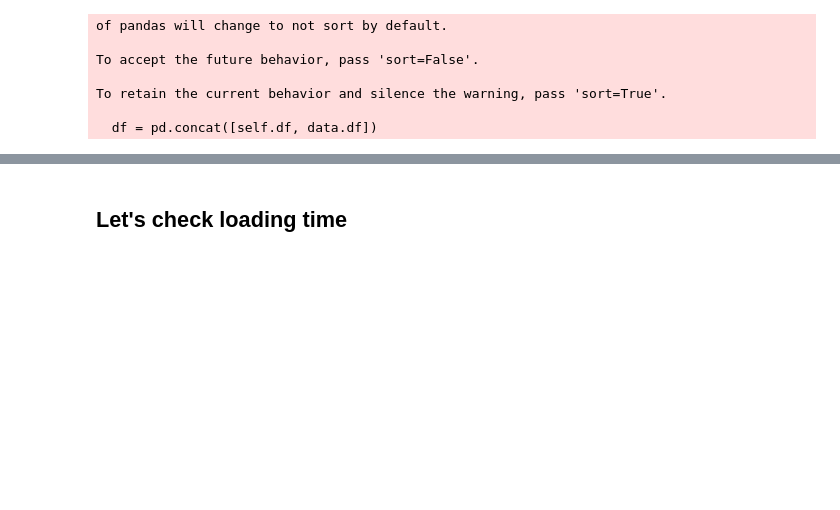
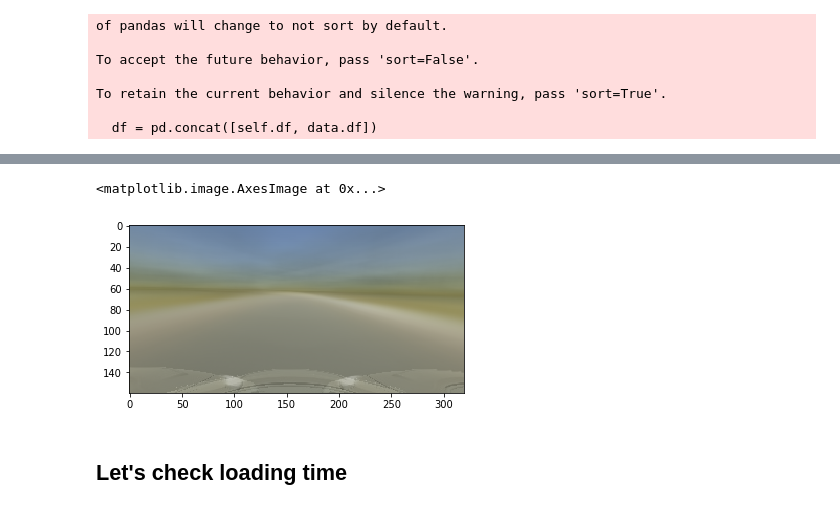
Before and after one commit to gregtyminski/Behavioral-Clonning, a Jupyter notebook: data_visualize.ipynb, the cells around one changed output, grey strips where cells are left out. Saved outputs shown, nothing was run; the diff lists cells and outputs as text; code cells hidden in the pictures; blank space fills up the shorter version.

```diff
--- a/data_visualize.ipynb
+++ b/data_visualize.ipynb
@@ -283,3 +245,8 @@ valid.show_stats(logarithmic=False, bins=100, range=rng)
+# %%
+plt.imshow(generator.mean_of_all())
+# %% [output]
+<matplotlib.image.AxesImage at 0x...>
+[figure, added]
 # %% [markdown]
 ## Let's check loading time
 # %%
```
Also changed, not shown: parts of 18 cells of this notebook, 7 other files.
